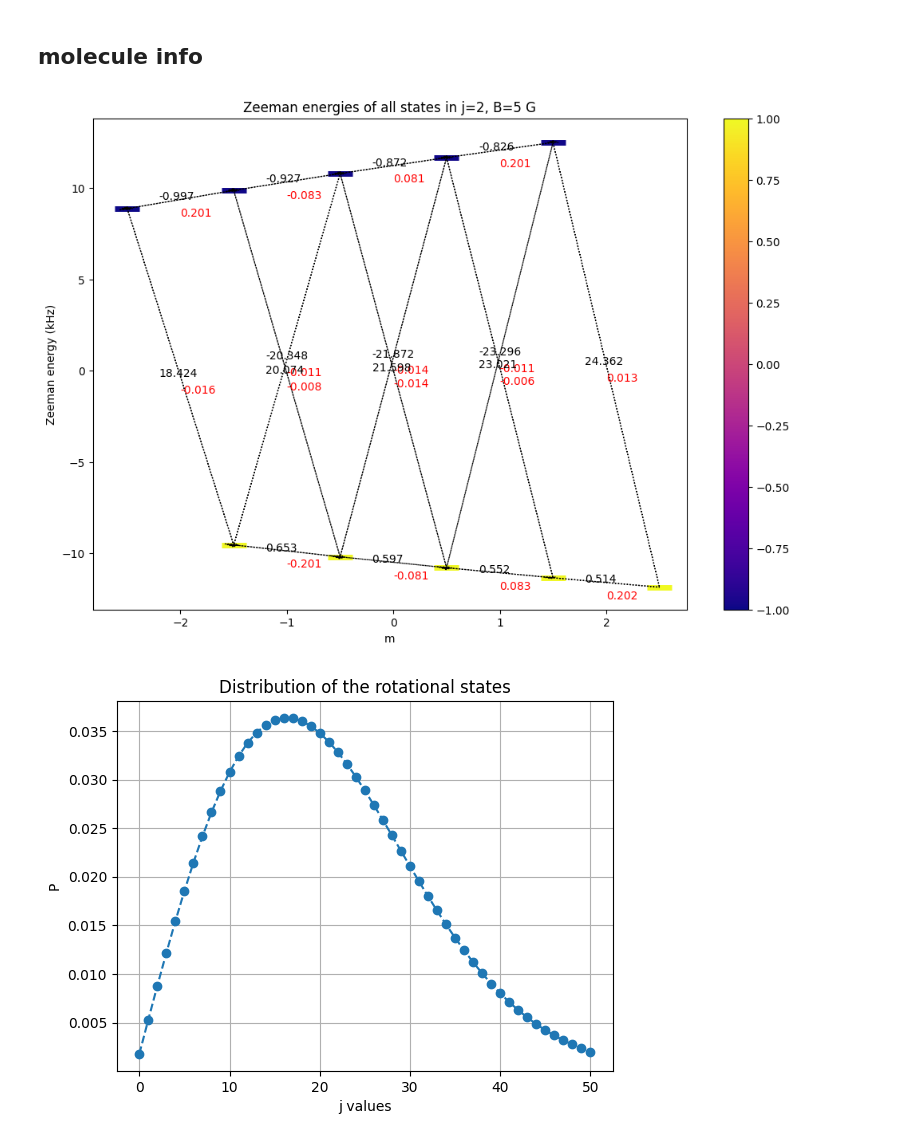
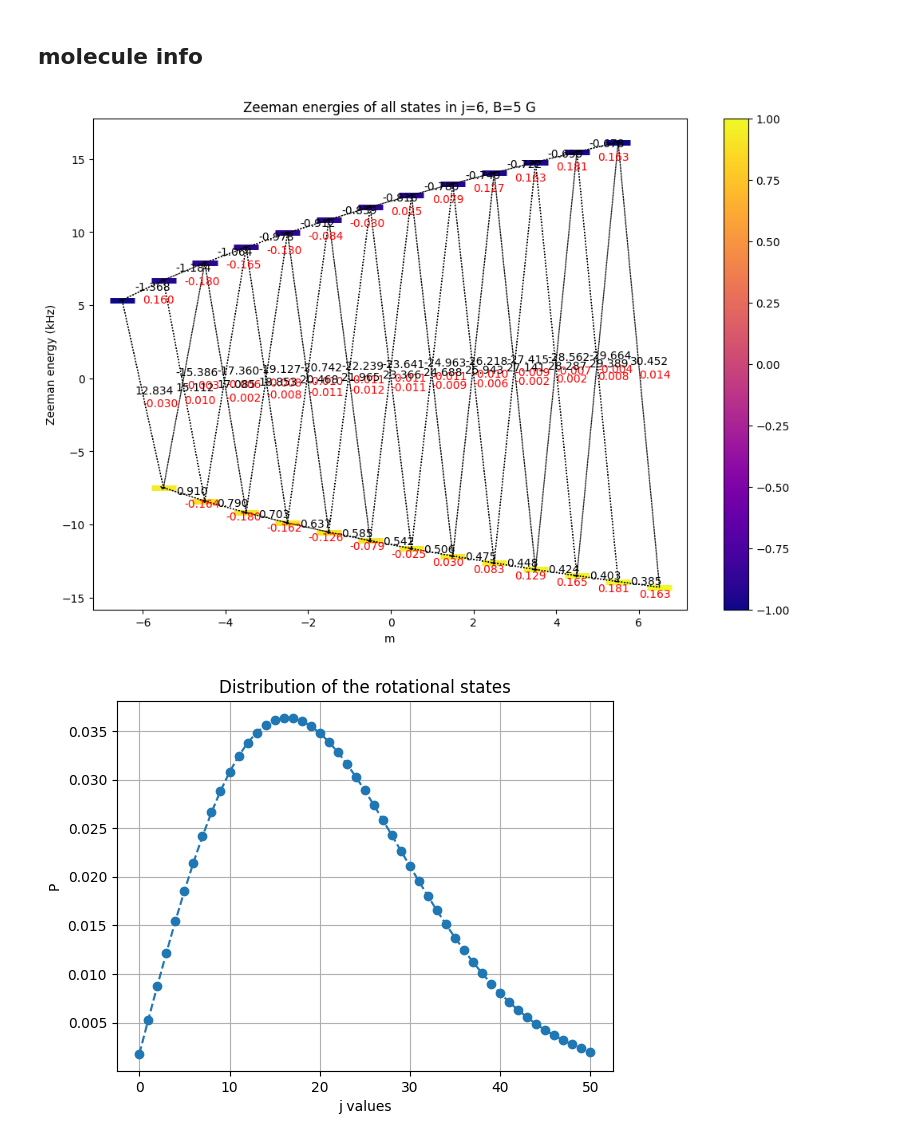
Before and after one commit to sdracia/master-thesis, a Jupyter notebook: molecules-calculation/spectrum.ipynb, the cells around one changed output. Drawn from its saved outputs; the diff is of its cells as text; code cells hidden in the pictures.

```diff
--- a/molecules-calculation/spectrum.ipynb
+++ b/molecules-calculation/spectrum.ipynb
@@ -173,9 +211,9 @@ plt.show()
 # %%
 caoh = CaOH.from_file(b_field_gauss=5, j_max=50)
 
-caoh.plot_zeeman_levels(2)
+caoh.plot_zeeman_levels(6)
 # %% [output]
-[figure, old version]
+[figure, new version]
 # %%
 temperature = 300
 
```
Also changed, not shown: parts of 9 cells of this notebook, 25 other files.
